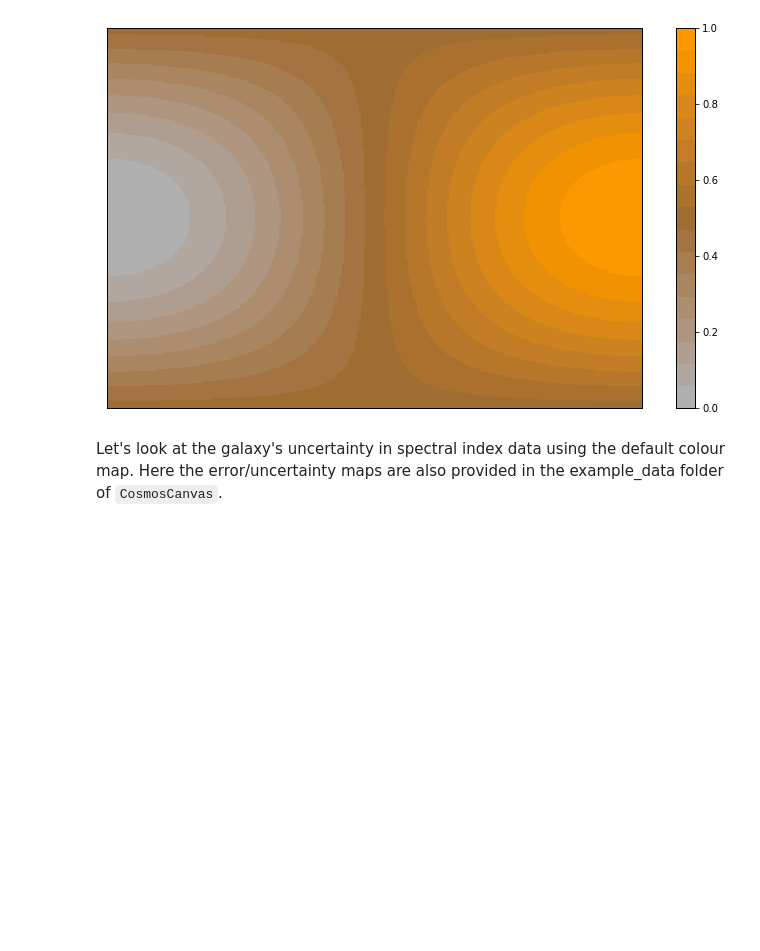
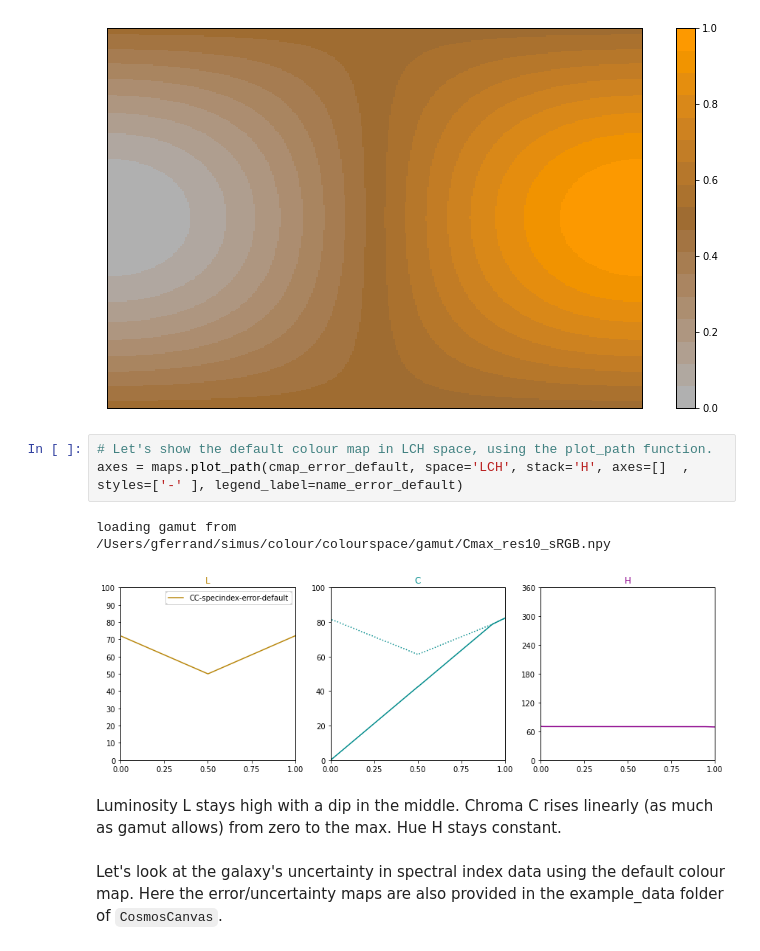
Before and after one commit to mlarichardson/CosmosCanvas, a Jupyter notebook: 2. Plot Spectral Index Error.ipynb, the cells around one changed output. Drawn from its saved outputs; the diff is of its cells as text; blank space fills up the shorter version.

Commit message:
put more LCH plots

```diff
--- a/2. Plot Spectral Index Error.ipynb
+++ b/2. Plot Spectral Index Error.ipynb
@@ -39,6 +39,14 @@ plt.figure(figsize=(12, 7))
 spx.test_cmap_showme(cmap_error_default,nsteps=17)
 # %% [output]
 [figure]
+# %%
+# Let's show the default colour map in LCH space, using the plot_path function.
+axes = maps.plot_path(cmap_error_default, space='LCH', stack='H', axes=[]  , styles=['-' ], legend_label=name_error_default)
+# %% [output]
+loading gamut from /Users/gferrand/simus/colour/colourspace/gamut/Cmax_res10_sRGB.npy
+[figure, added]
+# %% [markdown]
+Luminosity L stays high with a dip in the middle. Chroma C rises linearly (as much as gamut allows) from zero to the max. Hue H stays constant.
 # %% [markdown]
 Let's look at the galaxy's uncertainty in spectral index data using the default colour map. Here the error/uncertainty maps are also provided in the example_data folder of `CosmosCanvas`.
 # %%
```
Also changed, not shown: parts of 10 cells of this notebook, 1 other file.
